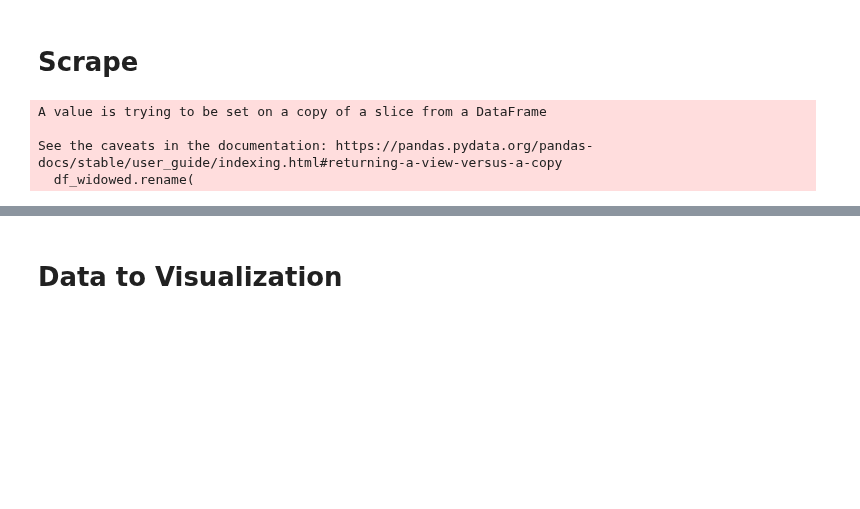
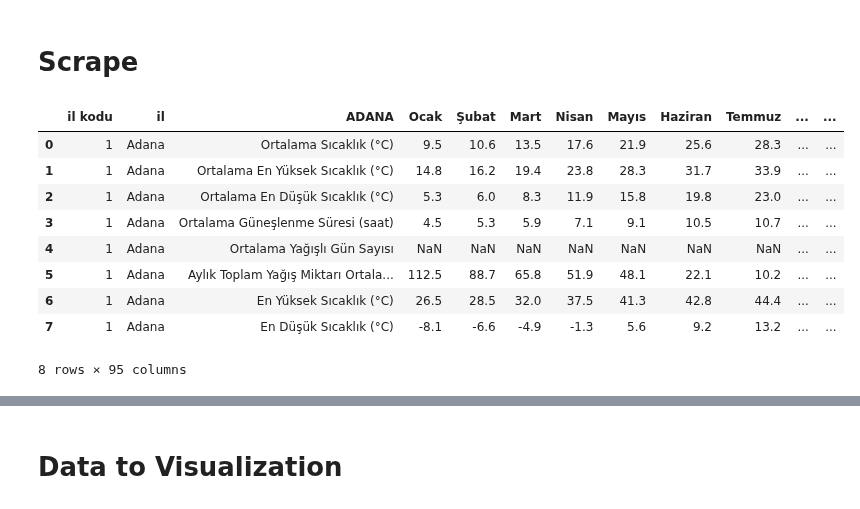
Before and after one commit to Zakerous76/analythings-viz-2-fastAPI-integration, a Jupyter notebook: plotly-py-viz-fastapi/scripts_dir/developement.ipynb, the cells around one changed output, grey strips where cells are left out. Cells and saved outputs as stored; diff of their text form; code cells hidden in the pictures; blank space fills up the shorter version.

Commit message:
documentation

```diff
--- a/plotly-py-viz-fastapi/scripts_dir/developement.ipynb
+++ b/plotly-py-viz-fastapi/scripts_dir/developement.ipynb
@@ -1,10 +1,2 @@
 # %% [markdown]
 # Scrape
-# %%
-import prep_xls
-prep_xls.main()
-# %% [output]
-A value is trying to be set on a copy of a slice from a DataFrame
-
-See the caveats in the documentation: https://pandas.pydata.org/pandas-docs/stable/user_guide/indexing.html#returning-a-view-versus-a-copy
-  df_widowed.rename(
@@ -10,0 +6,25 @@ See the caveats in the documentation: https://pandas.pydata.org/pandas-docs/stab
+# %%
+from prep_data import *
+
+# df_totals_total, df_totals_cities, df_granular, df_granular_cities =sales_cities_df()
+# df2=sales_cities_foreigners_df()
+# df3=population_df()
+
+# df4=population_marital_df()
+# df_origin_city=population_origin_city_df()
+# df_trend=population_trend_df()
+# df_election=election_df()
+weather_df = weather_df()
+# %%
+weather_df[weather_df['il kodu'] == 1]
+# %% [output]
+|  | il kodu | il | ADANA | Ocak | Şubat | Mart | Nisan | Mayıs | Haziran | Temmuz | ... | ... |
+| 0 | 1 | Adana | Ortalama Sıcaklık (°C) | 9.5 | 10.6 | 13.5 | 17.6 | 21.9 | 25.6 | 28.3 | ... | ... |
+| 1 | 1 | Adana | Ortalama En Yüksek Sıcaklık (°C) | 14.8 | 16.2 | 19.4 | 23.8 | 28.3 | 31.7 | 33.9 | ... | ... |
+| 2 | 1 | Adana | Ortalama En Düşük Sıcaklık (°C) | 5.3 | 6.0 | 8.3 | 11.9 | 15.8 | 19.8 | 23.0 | ... | ... |
+| 3 | 1 | Adana | Ortalama Güneşlenme Süresi (saat) | 4.5 | 5.3 | 5.9 | 7.1 | 9.1 | 10.5 | 10.7 | ... | ... |
+| 4 | 1 | Adana | Ortalama Yağışlı Gün Sayısı | NaN | NaN | NaN | NaN | NaN | NaN | NaN | ... | ... |
+| 5 | 1 | Adana | Aylık Toplam Yağış Miktarı Ortala... | 112.5 | 88.7 | 65.8 | 51.9 | 48.1 | 22.1 | 10.2 | ... | ... |
+| 6 | 1 | Adana | En Yüksek Sıcaklık (°C) | 26.5 | 28.5 | 32.0 | 37.5 | 41.3 | 42.8 | 44.4 | ... | ... |
+| 7 | 1 | Adana | En Düşük Sıcaklık (°C) | -8.1 | -6.6 | -4.9 | -1.3 | 5.6 | 9.2 | 13.2 | ... | ... |
+8 rows × 95 columns
```
Also changed, not shown: parts of 32 cells of this notebook, 8 other files.
